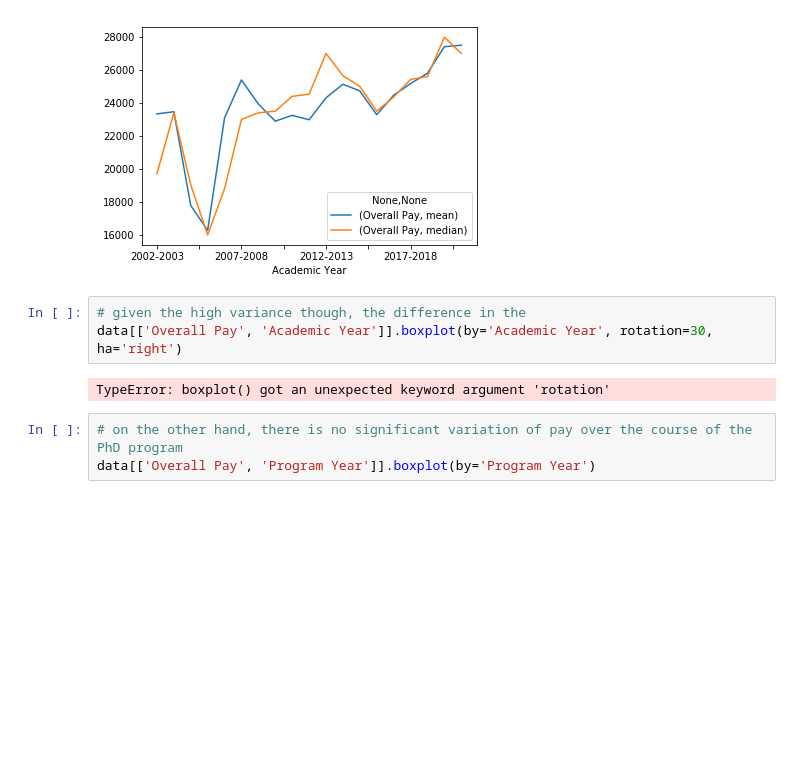
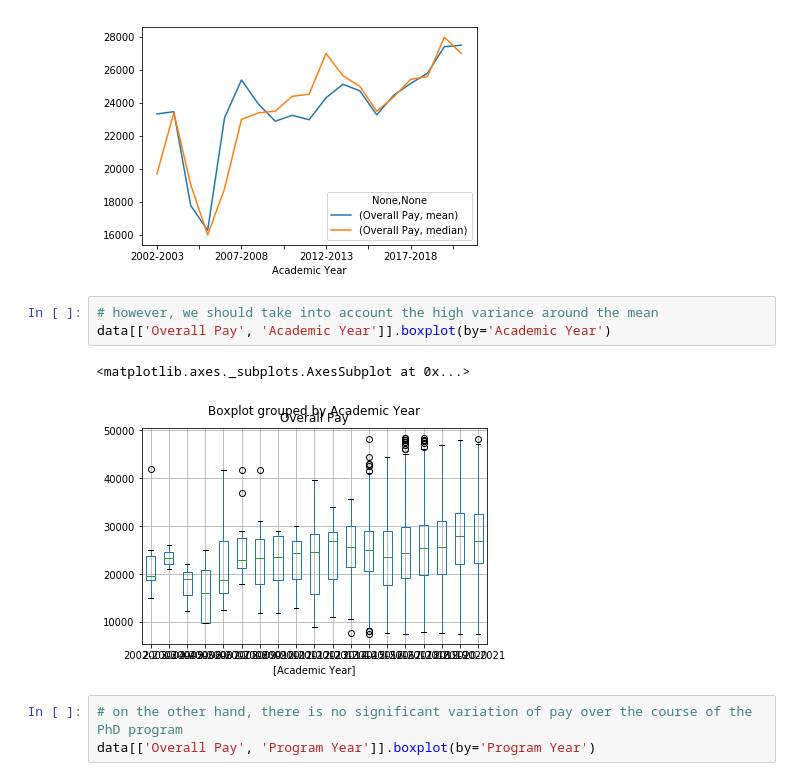
Before and after one commit to LNov/PhD_salaries, a Jupyter notebook: solution.ipynb, the cells around one changed output. Cells and saved outputs as stored; diff of their text form; blank space fills up the shorter version.

```diff
--- a/solution.ipynb
+++ b/solution.ipynb
@@ -216,10 +179,11 @@ data[['Overall Pay', 'Academic Year']].groupby('Academic Year').agg(['mean', 'me
 <matplotlib.axes._subplots.AxesSubplot at 0x...>
 [figure]
 # %%
-# given the high variance though, the difference in the
-data[['Overall Pay', 'Academic Year']].boxplot(by='Academic Year', rotation=30, ha='right')
+# however, we should take into account the high variance around the mean
+data[['Overall Pay', 'Academic Year']].boxplot(by='Academic Year')
 # %% [output]
-TypeError: boxplot() got an unexpected keyword argument 'rotation'
+<matplotlib.axes._subplots.AxesSubplot at 0x...>
+[figure, added]
 # %%
 # on the other hand, there is no significant variation of pay over the course of the PhD program
 data[['Overall Pay', 'Program Year']].boxplot(by='Program Year')
```
Also changed, not shown: parts of 10 cells of this notebook, 1 other file.
